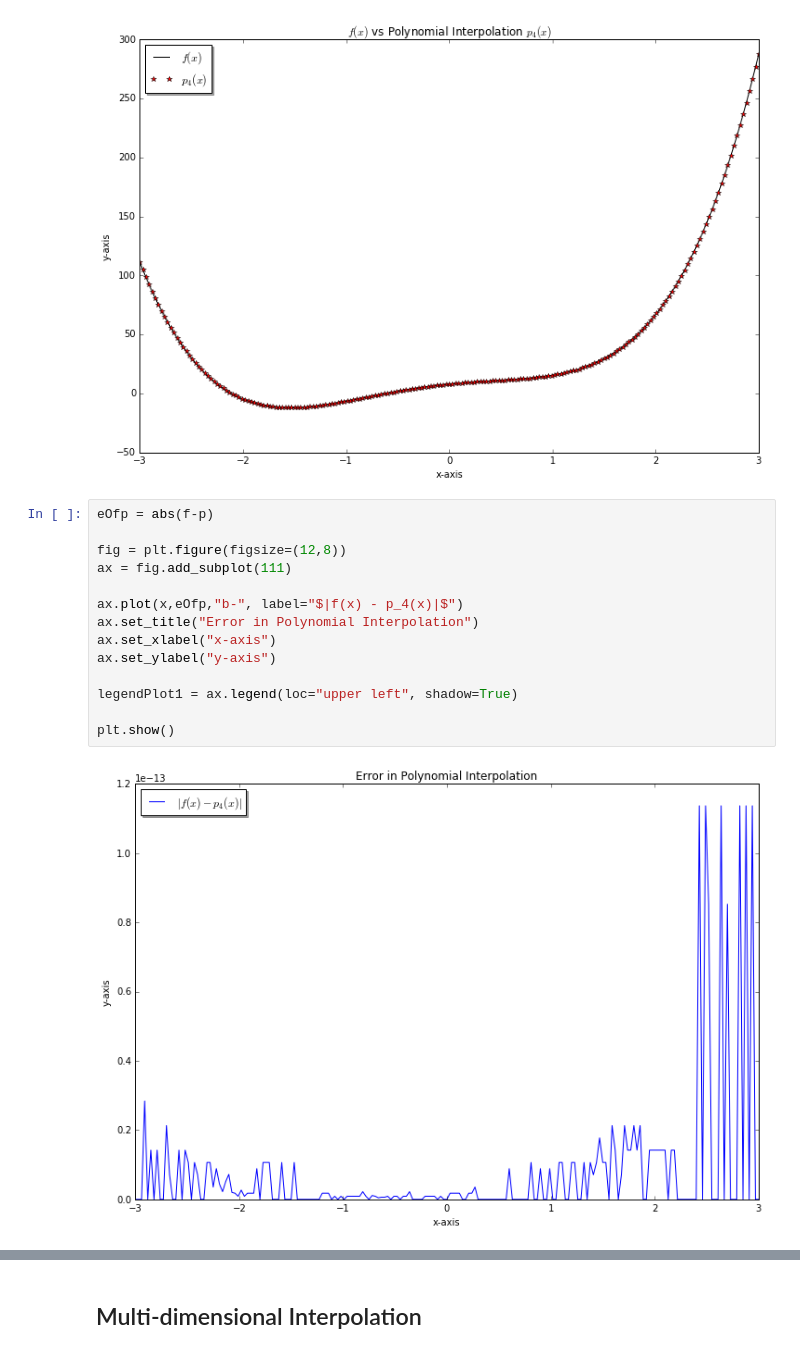
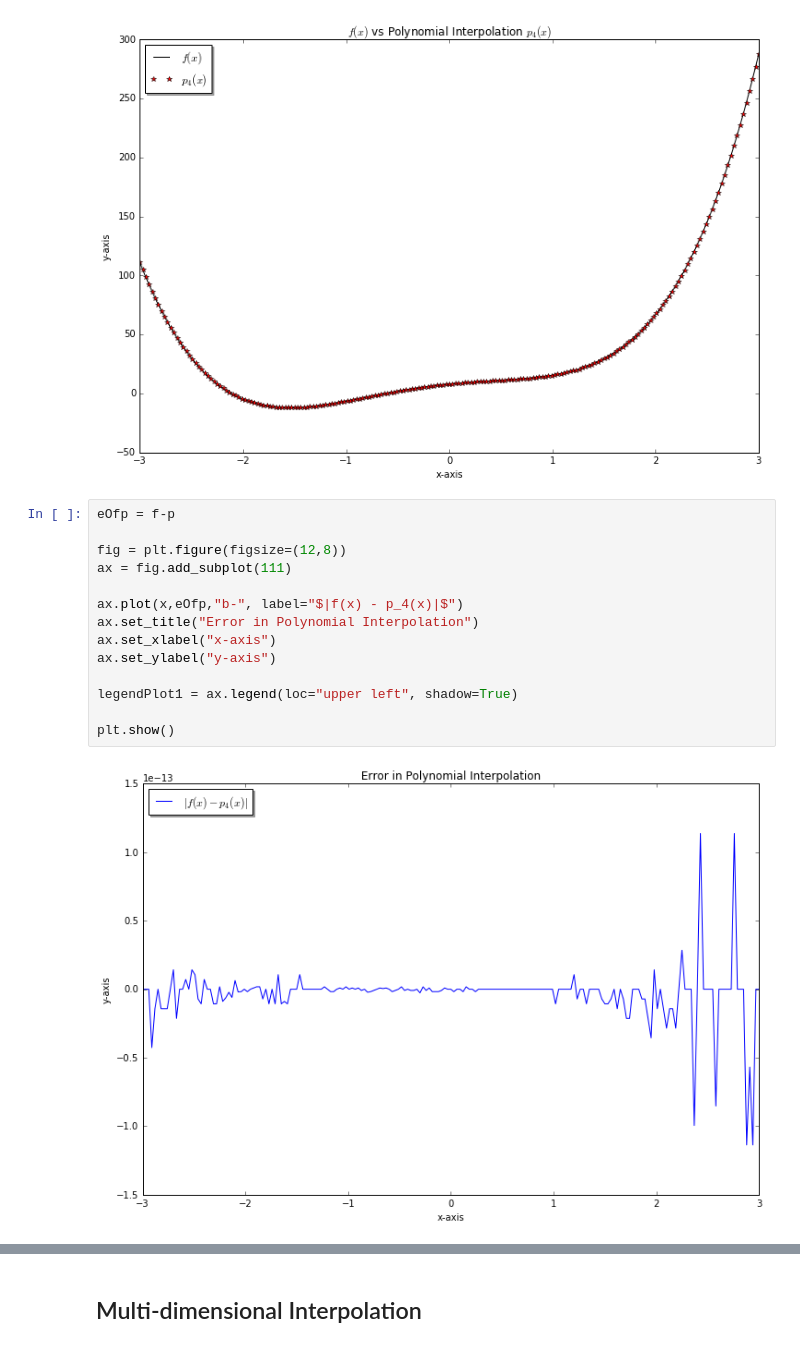
Before and after one commit to JRProd/HPC_SMU2016_F1, a Jupyter notebook: Project3/Project 3.ipynb, the cells around one changed output, grey strips where cells are left out. Cells and saved outputs as stored; diff of their text form.

```diff
--- a/Project3/Project 3.ipynb
+++ b/Project3/Project 3.ipynb
@@ -53,19 +51,19 @@ plt.show()
 # %% [output]
 [figure]
 # %%
-eOfp = abs(f-p)
+eOfp = f-p
 
 fig = plt.figure(figsize=(12,8))
 ax = fig.add_subplot(111)
 
 ax.plot(x,eOfp,"b-", label="$|f(x) - p_4(x)|$")
 ax.set_title("Error in Polynomial Interpolation")
 ax.set_xlabel("x-axis")
 ax.set_ylabel("y-axis")
 
 legendPlot1 = ax.legend(loc="upper left", shadow=True)
 
 plt.show()
 # %% [output]
-[figure, old version]
+[figure, new version]
 # %% [markdown]
```
Also changed, not shown: parts of 2 cells of this notebook, 12 other files.
